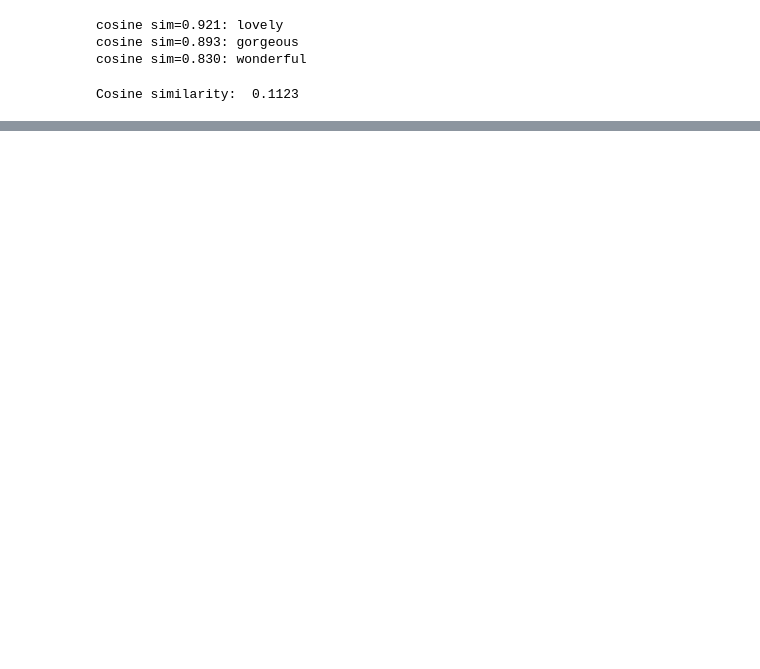
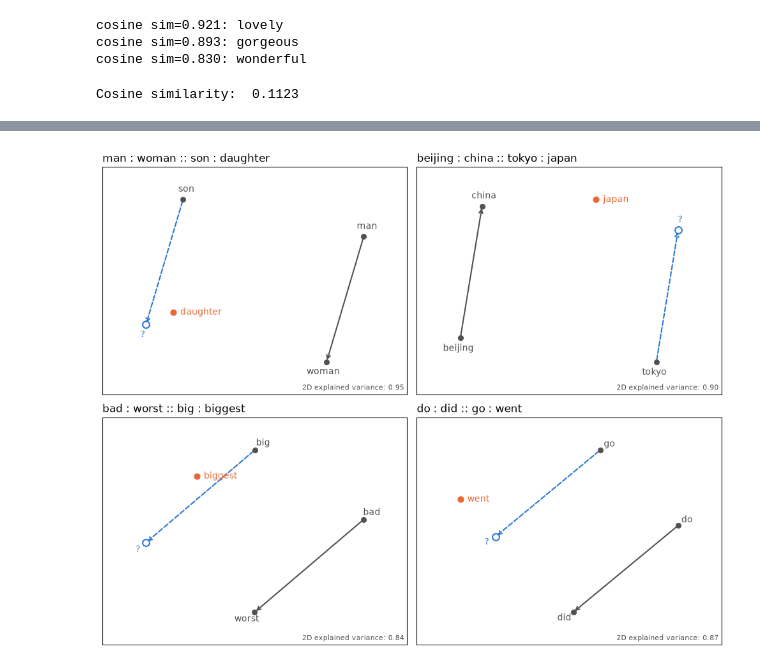
Before and after one commit to Andrian0s/ML4NLP1-2026-Tutorial-Notebooks, a Jupyter notebook: tutorials_notebooks_in_class_2026/W06_similarity_analogy.ipynb, the cells around one changed output, grey strips where cells are left out. Saved outputs shown, nothing was run; the diff lists cells and outputs as text; code cells hidden in the pictures; blank space fills up the shorter version.

```diff
--- a/tutorials_notebooks_in_class_2026/W06_similarity_analogy.ipynb
+++ b/tutorials_notebooks_in_class_2026/W06_similarity_analogy.ipynb
@@ -356,6 +421,10 @@ to the result of $\textrm{vec}(c)+\textrm{vec}(b)-\textrm{vec}(a)$.
 # %%
 def get_analogy(token_a, token_b, token_c, embed):
-    vecs = embed[[token_a, token_b, token_c]]
-    x = vecs[1] - vecs[0] + vecs[2]
-    topk, cos = knn(embed.idx_to_vec, x, 1)
-    return embed.idx_to_token[int(topk[0])]  # Remove unknown words
+    W = torch.tensor(embed.get_normed_vectors())  # all word vectors, scaled to length 1 (as in gensim)
+    a, b, c = (torch.tensor(embed.get_vector(t, norm=True)) for t in (token_a, token_b, token_c))
+    topk, cos = knn(W, b - a + c, 4)
+    # the best match that is not one of the input words (at most 3 of the top 4 can be input words)
+    for i in topk:
+        token = embed.index_to_key[int(i)]
+        if token not in (token_a, token_b, token_c):
+            return token
@@ -431,0 +443,35 @@ Explained variance in 2 dimensions:  0.93
+# %%
+# @title Function to plot an analogy
+def plot_analogy(token_a, token_b, token_c, embed, ax):
+    token_d = get_analogy(token_a, token_b, token_c, embed)
+    a, b, c, d = (embed.get_vector(t, norm=True) for t in (token_a, token_b, token_c, token_d))  # length 1, as in most_similar
+    query = b - a + c
+    pca = PCA(n_components=2)
+    A, B, C, D, Q = pca.fit_transform(np.stack([a, b, c, d, query]))
+
+    ax.annotate('', xy=B, xytext=A, arrowprops=dict(arrowstyle='->', color='#52514e', lw=1.5))
+    ax.annotate('', xy=Q, xytext=C, arrowprops=dict(arrowstyle='->', color='#2a78d6', lw=1.5, linestyle='--'))
+    ax.scatter(*np.stack([A, B, C]).T, s=30, color='#52514e', zorder=3)
+    ax.scatter(*Q, s=60, facecolors='white', edgecolors='#2a78d6', linewidths=1.5, zorder=3)
+    ax.scatter(*D, s=40, color='#eb6834', zorder=4)
+    # labels beyond the two ends of the arrows
+    shift = (B - A) / np.linalg.norm(B - A)
+    for point, label, color, side in [(A, token_a, '#52514e', -1), (B, token_b, '#52514e', 1),
+                                      (C, token_c, '#52514e', -1), (Q, '?', '#2a78d6', 1)]:
+        ax.annotate(label, point, xytext=side * 12 * shift, textcoords='offset points', ha='center', va='center', color=color)
+    ax.annotate(token_d, D, xytext=(8, 0), textcoords='offset points', va='center', color='#eb6834')
+    ax.margins(0.2)
+    ax.set_xticks([])
+    ax.set_yticks([])
+    ax.set_title(f'{token_a} : {token_b} :: {token_c} : {token_d}', loc='left')
+    ax.text(0.99, 0.02, f'2D explained variance: {pca.explained_variance_ratio_.sum():.2f}',
+            transform=ax.transAxes, ha='right', fontsize=8, color='#52514e')
+# %%
+analogies = [('man', 'woman', 'son'), ('beijing', 'china', 'tokyo'), ('bad', 'worst', 'big'), ('do', 'did', 'go')]
+fig, axes = plt.subplots(2, 2, figsize=(10, 8))
+for (token_a, token_b, token_c), ax in zip(analogies, axes.flat):
+    plot_analogy(token_a, token_b, token_c, glove_6b50d, ax)
+fig.tight_layout()
+plt.show()
+# %% [output]
+[figure, added]
```
Also changed, not shown: parts of 109 cells of this notebook.
